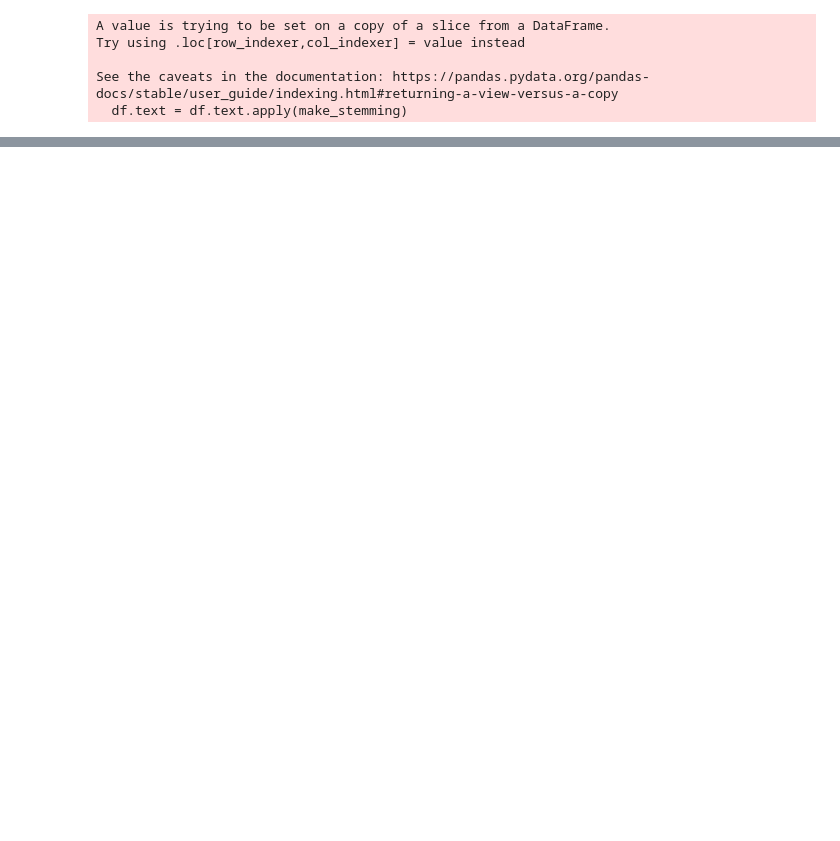
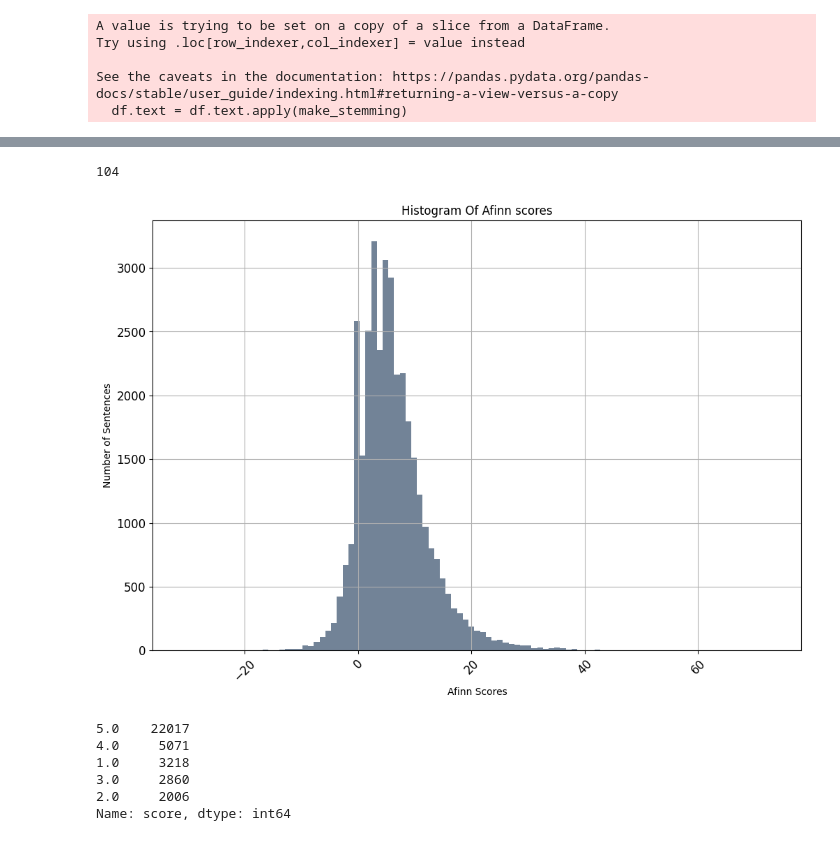
Before and after one commit to MarioAvolio/Amazon-Fine-Foods-reviews-Transformers-Text-Classification, a Jupyter notebook: Text_Classification_Amazon_Food_with_other_models.ipynb, the cells around one changed output, grey strips where cells are left out. Saved outputs shown, nothing was run; the diff lists cells and outputs as text; code cells hidden in the pictures; blank space fills up the shorter version.

```diff
--- a/Text_Classification_Amazon_Food_with_other_models.ipynb
+++ b/Text_Classification_Amazon_Food_with_other_models.ipynb
@@ -536,18 +516,14 @@ However, upon lemmatization, this should become “good.
 # %%
 from nltk.stem.porter import PorterStemmer
 
-def make_stemming(list_of_sent):
+def make_stemming(sent):
   stemmer = PorterStemmer()
-  stemmed_list_of_sent = []
-  for sent in list_of_sent:
-    stemmed_sentence = []
-    for word in sent:
-      stemmed_word = stemmer.stem(word)
-      stemmed_sentence.append(stemmed_word)
+  stemmed_sentence = []
+  for word in sent:
+    stemmed_word = stemmer.stem(word)
+    stemmed_sentence.append(stemmed_word)
 
-    stemmed_list_of_sent.append(stemmed_sentence)
-
-  return stemmed_list_of_sent
+  return stemmed_sentence
 # %%
 df.text.iloc[4]
 # %% [output]
@@ -631,0 +645,4 @@ make_lemmatization(df.text.iloc[10])
+# %%
+!pip install afinn
+from afinn import Afinn
+afinn = Afinn(emoticons=True)
@@ -631,0 +652,12 @@ make_lemmatization(df.text.iloc[10])
+# %%
+def apply_afinn(row):
+  score = 0
+  for word in row:
+    score += afinn.score(word)
+
+  return score
+# %%
+df['afinn'] = df["text"].apply(apply_afinn) #new attribute/column
+#check out how apply works
+
+df[['score', 'afinn', 'text']].head(10)
@@ -631,0 +701,4 @@ make_lemmatization(df.text.iloc[10])
+# %%
+abs(min(df.afinn.value_counts().index.astype(int)) - max(df.afinn.value_counts().index.astype(int)))
+# %% [output]
+104
@@ -631,0 +707,14 @@ make_lemmatization(df.text.iloc[10])
+# %%
+df.afinn.plot(kind='hist', #takes the column name as input
+        alpha=0.7,
+        bins = abs(min(df.afinn.value_counts().index.astype(int)) - max(df.afinn.value_counts().index.astype(int)))-1,
+        title='Histogram Of Afinn scores',
+        rot=45,
+        grid=True,
+        figsize=(12,8),
+        fontsize=12,
+        color=['#364F6B'])
+plt.xlabel('Afinn Scores')
+plt.ylabel("Number of Sentences");
+# %% [output]
+[figure, added]
@@ -631,0 +723,9 @@ make_lemmatization(df.text.iloc[10])
+# %%
+df.score.value_counts() #df. column_name .value_counts()
+# %% [output]
+5.0    22017
+4.0     5071
+1.0     3218
+3.0     2860
+2.0     2006
+Name: score, dtype: int64
```
Also changed, not shown: parts of 80 cells of this notebook.
